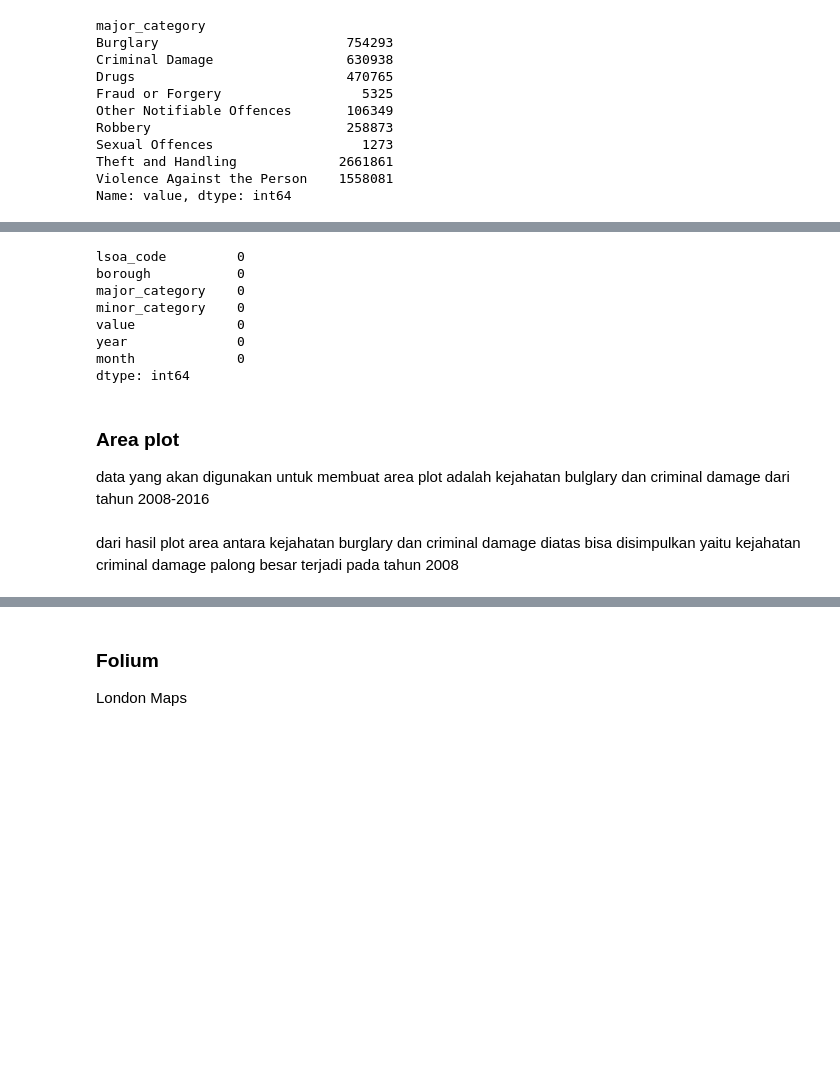
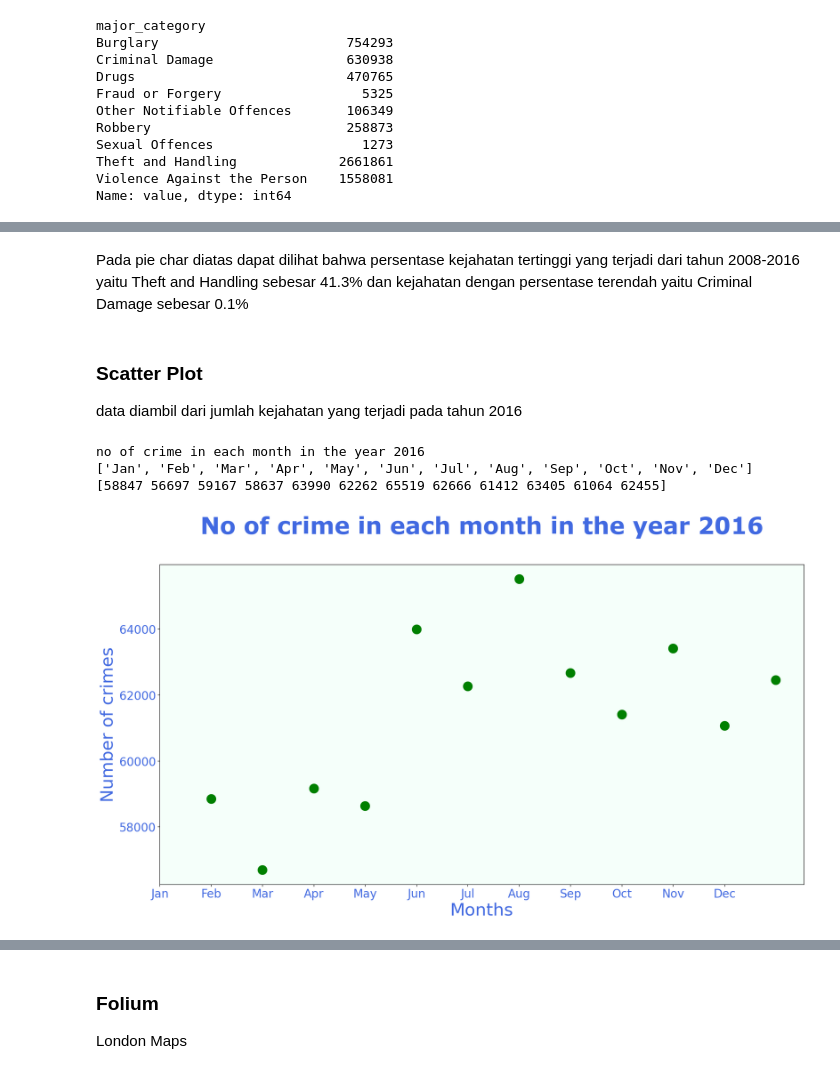
Before and after one commit to zulkarnain15/PTYN-KS-003, a Jupyter notebook: assigment_1/PYTN_Assgn_1_3_Zulkarnain.ipynb, the cells around one changed output, grey strips where cells are left out. Saved outputs shown, nothing was run; the diff lists cells and outputs as text; code cells hidden in the pictures; blank space fills up the shorter version.

```diff
--- a/assigment_1/PYTN_Assgn_1_3_Zulkarnain.ipynb
+++ b/assigment_1/PYTN_Assgn_1_3_Zulkarnain.ipynb
@@ -104,14 +158,43 @@ plt.show()
+# %% [markdown]
+Pada pie char diatas dapat dilihat bahwa persentase kejahatan tertinggi yang terjadi dari tahun 2008-2016 yaitu Theft and Handling sebesar 41.3% dan kejahatan dengan persentase terendah yaitu Criminal Damage sebesar 0.1%
+# %% [markdown]
+### Scatter Plot
+data diambil dari jumlah kejahatan yang terjadi pada tahun 2016
 # %%
-df_london_crime.isnull().sum()
+font = {'family': 'Verdana',
+        'color':  'royalblue',
+        'weight': 'bold',
+        'size': 40,
+        }
+year2016=df_london_crime.loc[df_london_crime['year'] == 2016]
+
+months=year2016['month'].unique()
+
+months.sort()
+
+sum_month=year2016.groupby(['month']).sum()
+
+Values=sum_month['value'].to_numpy()
+name_of_months=['Jan','Feb','Mar','Apr','May','Jun','Jul','Aug','Sep','Oct','Nov','Dec']
+print("no of crime in each month in the year 2016")
+print(name_of_months)
+print(Values)
+n1 = np.arange(len(months))
+xrange=range(1,13)
+
+plt.figure(figsize=(20,10))
+ax = plt.axes()
+ax.set_facecolor("mintcream")
+plt.scatter(xrange,Values,s=250,color='green',cmap='RdBu',alpha=1)
+plt.title("No of crime in each month in the year 2016\n",fontdict=font)
+plt.xlabel('Months',fontsize=30,color='royalblue')
+plt.ylabel('Number of crimes',fontsize=30,color='royalblue')
+plt.xticks(n1,name_of_months)
+plt.xticks(color='royalblue',fontsize=20)
+plt.yticks(color='royalblue',fontsize=20)
+plt.show()
 # %% [output]
-lsoa_code         0
-borough           0
-major_category    0
-minor_category    0
-value             0
-year              0
-month             0
-dtype: int64
+no of crime in each month in the year 2016
+['Jan', 'Feb', 'Mar', 'Apr', 'May', 'Jun', 'Jul', 'Aug', 'Sep', 'Oct', 'Nov', 'Dec']
+[58847 56697 59167 58637 63990 62262 65519 62666 61412 63405 61064 62455]
+[figure, added]
-# %% [markdown]
-### Area plot
-data yang akan digunakan untuk membuat area plot adalah kejahatan bulglary dan criminal damage dari tahun 2008-2016
@@ -130,2 +200,0 @@ plt.show()
-# %% [markdown]
-dari hasil plot area antara kejahatan burglary dan criminal damage diatas bisa disimpulkan yaitu kejahatan criminal damage palong besar terjadi pada tahun 2008
```
Also changed, not shown: parts of 23 cells of this notebook.
